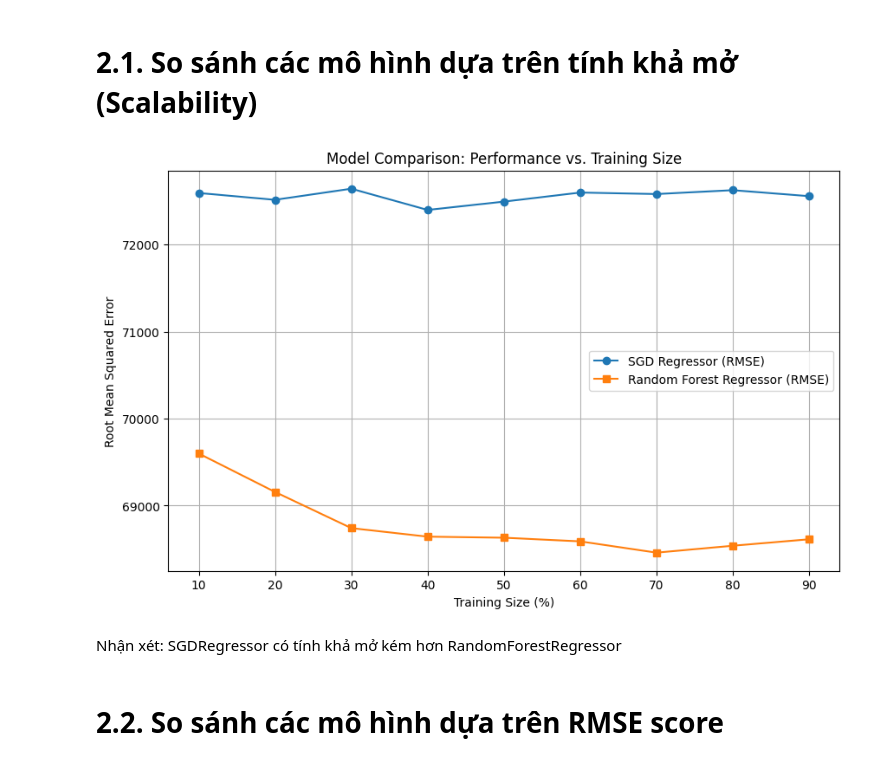
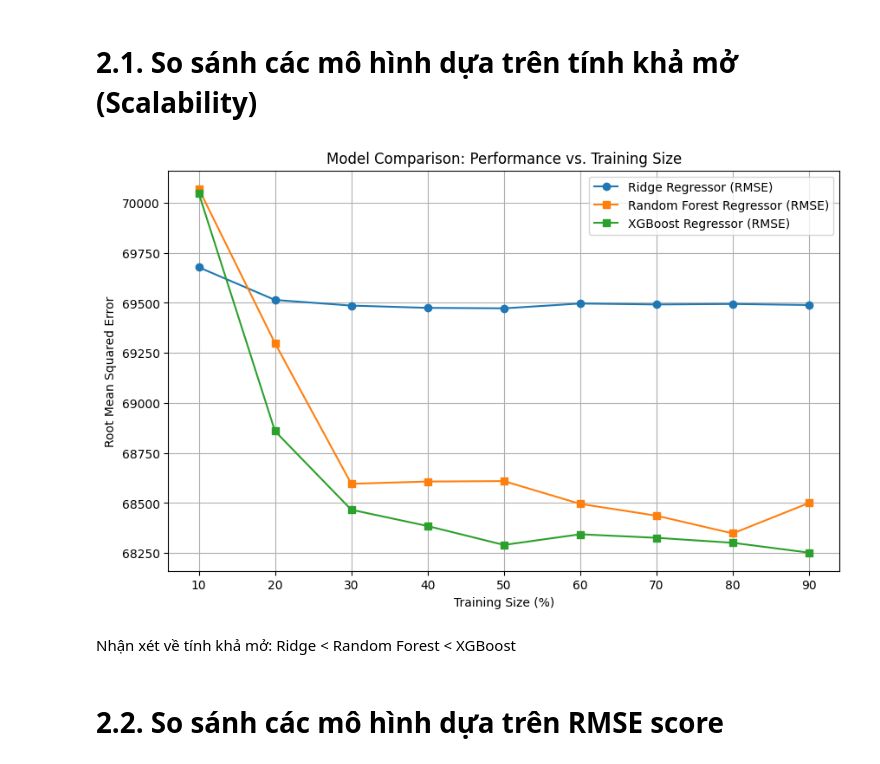
Before and after one commit to AnhQuangDuong/ML_Project, a Jupyter notebook: ML_Project/ModelSelection.ipynb, the cells around one changed output. Cells and saved outputs as stored; diff of their text form; code cells hidden in the pictures.

Commit message:
xgb, ridge, randomforest

```diff
--- a/ML_Project/ModelSelection.ipynb
+++ b/ML_Project/ModelSelection.ipynb
@@ -141,3 +118,0 @@ Lấy alpha = 10.
-# %%
-lasso2 = Lasso(alpha = 10)
-lasso2.fit(X,y)
@@ -375,3 +186,15 @@ RF_reg = RandomForestRegressor(n_estimators=100,max_features = 8,max_depth = 8)
+# %%
+Ridge_reg = Ridge(alpha = 10)
+RF_reg = RandomForestRegressor(n_estimators=100,max_features = 12,max_depth = 8)
+XGB_reg= XGBRegressor(
+    objective='reg:squarederror',
+    max_depth = 4,
+    n_estimators = 100,
+    learning_rate = 0.05,           # Step size shrinkage
+    subsample = 0.8,                # Randomly sample training data
+    colsample_bytree = 0.8,         # Randomly sample features for each tree
+    random_state = 42
+)
 # %% [markdown]
 Ta sẽ so sánh dựa trên hai độ đo:
 - Tính khả mở (Scalability)
@@ -379,39 +202,41 @@ Ta sẽ so sánh dựa trên hai độ đo:
 # %% [markdown]
 # 2.1. So sánh các mô hình dựa trên tính khả mở (Scalability)
 # %%
-# Split train_data into training and validation sets
 X_train, X_val, y_train, y_val = train_test_split(X, y, test_size=0.2, random_state=42)
 
-# Prepare to record performance
 training_sizes = np.linspace(0.1, 0.9, 9)  # 10% to 90% of the training data
-sgd_scores, rf_scores = [], []
+ridge_scores, rf_scores, xgb_scores = [], [], []
 
 # Evaluate both models on varying training sizes
 for frac in training_sizes:
     X_train_frac, _, y_train_frac, _ = train_test_split(X_train, y_train, train_size=frac, random_state=42)
 
-    SGD_reg.fit(X_train_frac, y_train_frac)
-    y_pred_sgd = SGD_reg.predict(X_val)
-    sgd_scores.append(np.sqrt(mean_squared_error(y_val, y_pred_sgd)))
+    Ridge_reg.fit(X_train_frac, y_train_frac)
+    y_pred_sgd = Ridge_reg.predict(X_val)
+    ridge_scores.append(np.sqrt(mean_squared_error(y_val, y_pred_sgd)))
+
+    XGB_reg.fit(X_train_frac, y_train_frac)
+    y_pred_sgd = XGB_reg.predict(X_val)
+    xgb_scores.append(np.sqrt(mean_squared_error(y_val, y_pred_sgd)))
 
     RF_reg.fit(X_train_frac, y_train_frac)
     y_pred_rf = RF_reg.predict(X_val)
     rf_scores.append(np.sqrt(mean_squared_error(y_val, y_pred_rf)))
 
-# Plot the results
 plt.figure(figsize=(10, 6))
-plt.plot(training_sizes * 100, sgd_scores, marker='o', label='SGD Regressor (RMSE)')
+plt.plot(training_sizes * 100, ridge_scores, marker='o', label='Ridge Regressor (RMSE)')
 plt.plot(training_sizes * 100, rf_scores, marker='s', label='Random Forest Regressor (RMSE)')
+plt.plot(training_sizes * 100, xgb_scores, marker='s', label='XGBoost Regressor (RMSE)')
 plt.xlabel('Training Size (%)')
 plt.ylabel('Root Mean Squared Error')
 plt.title('Model Comparison: Performance vs. Training Size')
 plt.legend()
 plt.grid()
 plt.show()
 # %% [output]
-[figure, old version]
+[figure, new version]
 # %% [markdown]
-Nhận xét: SGDRegressor có tính khả mở kém hơn RandomForestRegressor
+Nhận xét về tính khả mở: Ridge < Random Forest < XGBoost
 # %% [markdown]
 # 2.2. So sánh các mô hình dựa trên RMSE score
 # %%
```
Also changed, not shown: parts of 44 cells of this notebook, 4 other files.
